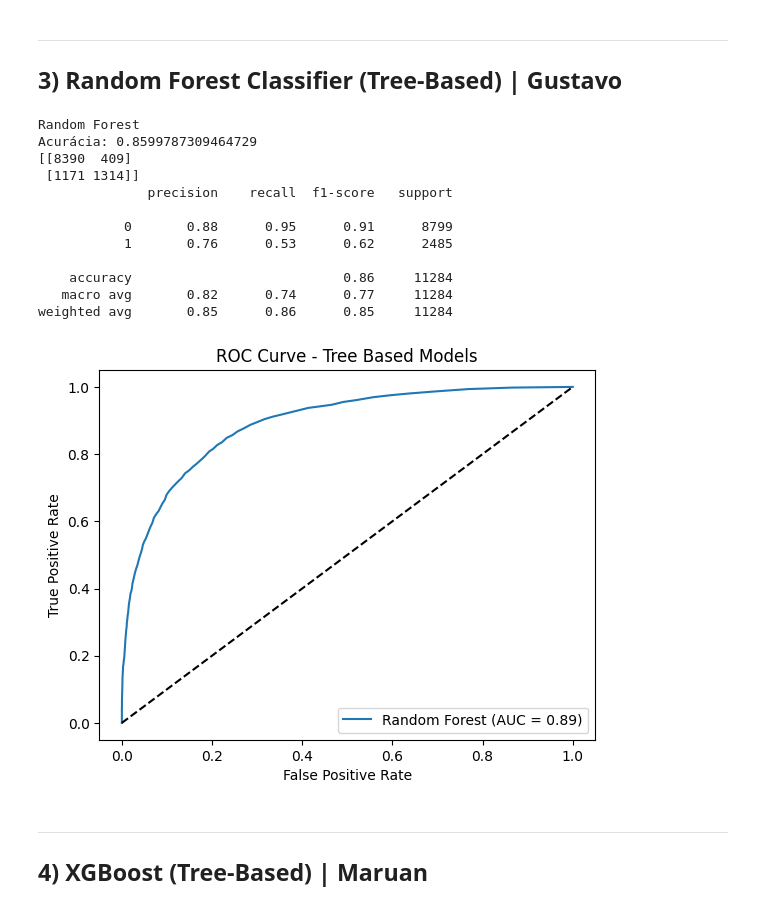
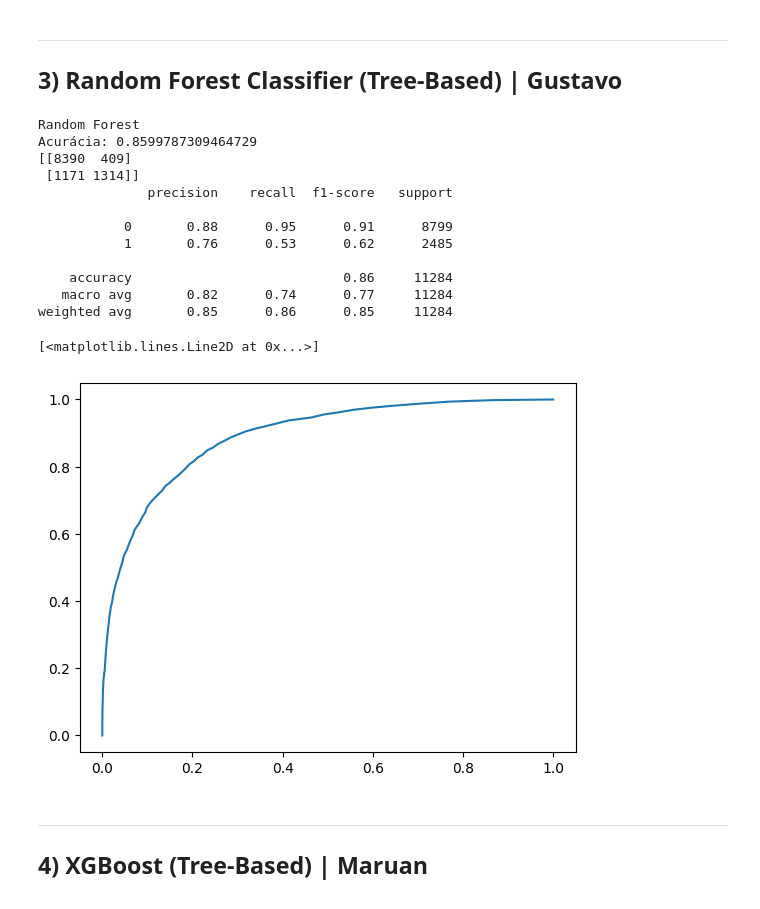
Before and after one commit to rdxdfulll/ClassifiersCommittee, a Jupyter notebook: ClassifiersCommittee.ipynb, the cells around one changed output. Cells and saved outputs as stored; diff of their text form; code cells hidden in the pictures.

```diff
--- a/ClassifiersCommittee.ipynb
+++ b/ClassifiersCommittee.ipynb
@@ -270,40 +294,41 @@ rfc = RandomForestClassifier(n_estimators=100, random_state=42)
 rfc.fit(X_train, y_train)
 
 y_pred_rfc = rfc.predict(X_test)
 
 # métricas
 print("Random Forest")
 print("Acurácia:", accuracy_score(y_test, y_pred_rfc))
 print(confusion_matrix(y_test, y_pred_rfc))
 print(classification_report(y_test, y_pred_rfc))
 
 # ROC Curve
 y_prob_rfc = rfc.predict_proba(X_test)[:,1]
 fpr, tpr, _ = roc_curve(y_test, y_prob_rfc)
 roc_auc = auc(fpr, tpr)
 plt.plot(fpr, tpr, label=f'Random Forest (AUC = {roc_auc:.2f})')
 
 # gráfico ROC
-plt.plot([0,1], [0,1], "k--")
-plt.xlabel("False Positive Rate")
-plt.ylabel("True Positive Rate")
-plt.title("ROC Curve - Tree Based Models")
-plt.legend()
-plt.show()
+# plt.plot([0,1], [0,1], "k--")
+# plt.xlabel("False Positive Rate")
+# plt.ylabel("True Positive Rate")
+# plt.title("ROC Curve - Tree Based Models")
+# plt.legend()
+# plt.show()
 # %% [output]
 Random Forest
 Acurácia: 0.8599787309464729
 [[8390  409]
  [1171 1314]]
               precision    recall  f1-score   support
 
            0       0.88      0.95      0.91      8799
            1       0.76      0.53      0.62      2485
 
     accuracy                           0.86     11284
    macro avg       0.82      0.74      0.77     11284
 weighted avg       0.85      0.86      0.85     11284
+[<matplotlib.lines.Line2D at 0x...>]
-[figure, old version]
+[figure, new version]
 # %% [markdown]
 ---
 ## 4) XGBoost (Tree-Based) | Maruan
```
Also changed, not shown: parts of 31 cells of this notebook.
